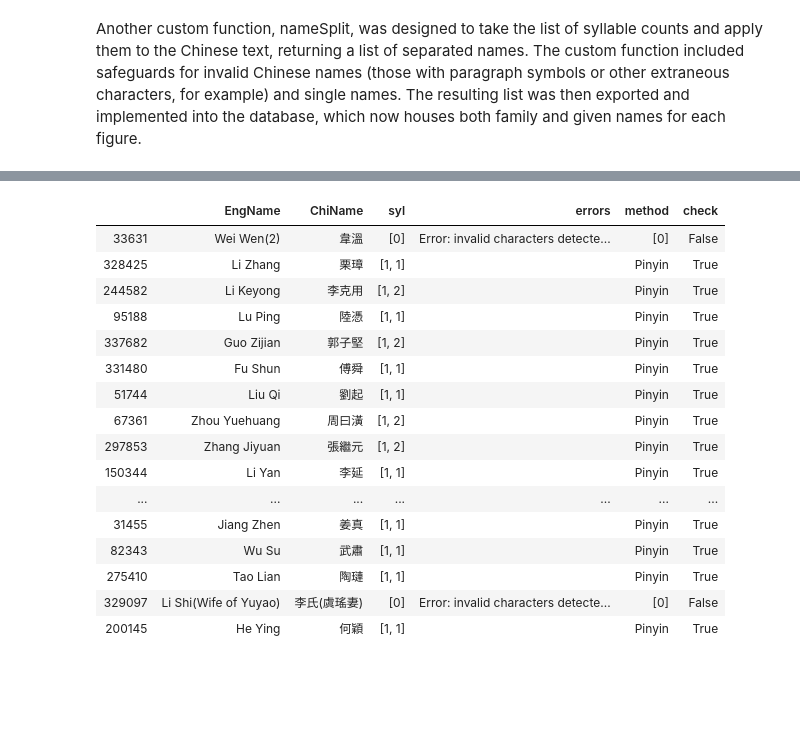
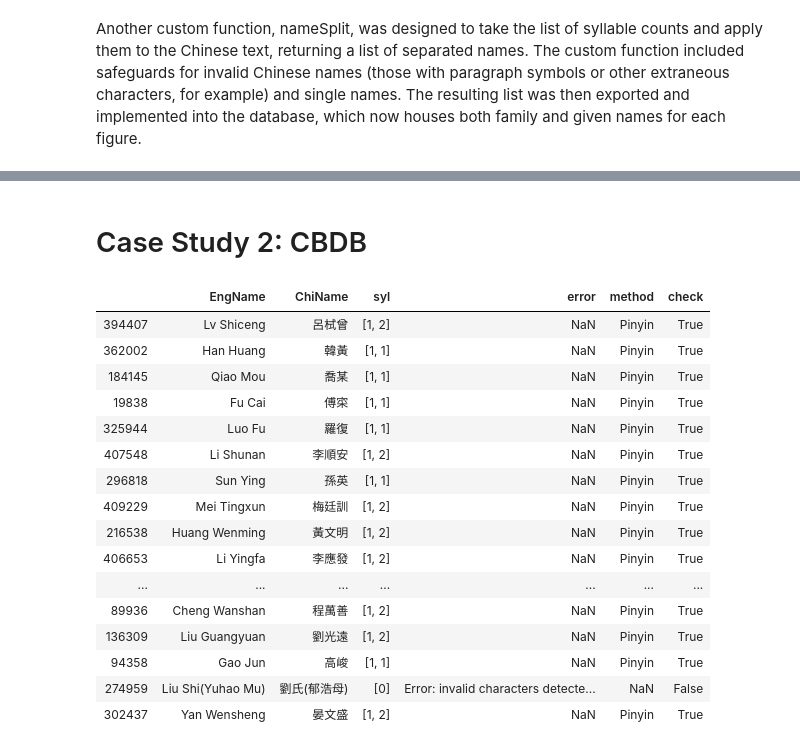
Before and after one commit to JHGFD82/ChineseSyllableCountGeneratorDraftNotes, a Jupyter notebook: Chinese Syllable Count Generator.ipynb, the cells around one changed output, grey strips where cells are left out. Saved outputs shown, nothing was run; the diff lists cells and outputs as text; code cells hidden in the pictures; blank space fills up the shorter version.

```diff
--- a/Chinese Syllable Count Generator.ipynb
+++ b/Chinese Syllable Count Generator.ipynb
@@ -682,43 +688,11 @@ display(names.sample(n=20))
+# %% [markdown]
+# Case Study 2: CBDB
 # %%
 import pandas as pd
 
 names = pd.read_csv('data/allCBDBnames.csv', index_col=0,
                     names=['EngName', 'ChiName'], header=0)
 
-names['ChiName'] = names['ChiName'].str.replace('\u3000', ' ').replace(' ', '')
+names['ChiName'] = names['ChiName'].str.replace('\u3000', ' ').replace('\s', '', regex=True)
 
-names['syl'] = names['EngName'].apply(sylCount)
-
-names['errors'] = names['EngName'].apply(sylCount, CBDB=True,
-                                         errorReport=True).fillna('')
-
-names['method'] = names['EngName'].apply(sylCount, method=True)
-
-
-def tryAdd(x):
-    try:
-        return sum(x)
-    except:
-        return
-
-
-names['check'] = names['ChiName'].str.len() == names['syl'].apply(tryAdd)
-display(names.sample(n=20))
+names['result'] = names['EngName'].apply(sylCount, CBDB=True, errorReport=True, method=True)
-# %% [output]
-|  | EngName | ChiName | syl | errors | method | check |
-| 33631 | Wei Wen(2) | 韋溫 | [0] | Error: invalid characters detecte... | [0] | False |
-| 328425 | Li Zhang | 栗璋 | [1, 1] |  | Pinyin | True |
-| 244582 | Li Keyong | 李克用 | [1, 2] |  | Pinyin | True |
-| 95188 | Lu Ping | 陸憑 | [1, 1] |  | Pinyin | True |
-| 337682 | Guo Zijian | 郭子堅 | [1, 2] |  | Pinyin | True |
-| 331480 | Fu Shun | 傅舜 | [1, 1] |  | Pinyin | True |
-| 51744 | Liu Qi | 劉起 | [1, 1] |  | Pinyin | True |
-| 67361 | Zhou Yuehuang | 周曰潢 | [1, 2] |  | Pinyin | True |
-| 297853 | Zhang Jiyuan | 張繼元 | [1, 2] |  | Pinyin | True |
-| 150344 | Li Yan | 李延 | [1, 1] |  | Pinyin | True |
-| ... | ... | ... | ... | ... | ... | ... |
-| 31455 | Jiang Zhen | 姜真 | [1, 1] |  | Pinyin | True |
-| 82343 | Wu Su | 武肅 | [1, 1] |  | Pinyin | True |
-| 275410 | Tao Lian | 陶璉 | [1, 1] |  | Pinyin | True |
-| 329097 | Li Shi(Wife of Yuyao) | 李氏(虞瑤妻) | [0] | Error: invalid characters detecte... | [0] | False |
-| 200145 | He Ying | 何穎 | [1, 1] |  | Pinyin | True |
@@ -727,3 +699,36 @@ names[~names.check][~names.errors.str.contains('\(')][~names.ChiName.str.contain
+# %%
+names[['syl','error','method']] = pd.DataFrame(names.result.values.tolist(),
+                                               index=names.index)
+del names['result']
+
+def tryAdd(x):
+    try:
+        return sum(x)
+    except:
+        return
+
+
+names['check'] = names['ChiName'].str.len() == names['syl'].apply(tryAdd)
+
+display(names.sample(n=20))
+# %% [output]
+|  | EngName | ChiName | syl | error | method | check |
+| 394407 | Lv Shiceng | 呂栻曾 | [1, 2] | NaN | Pinyin | True |
+| 362002 | Han Huang | 韓黃 | [1, 1] | NaN | Pinyin | True |
+| 184145 | Qiao Mou | 喬某 | [1, 1] | NaN | Pinyin | True |
+| 19838 | Fu Cai | 傅寀 | [1, 1] | NaN | Pinyin | True |
+| 325944 | Luo Fu | 羅復 | [1, 1] | NaN | Pinyin | True |
+| 407548 | Li Shunan | 李順安 | [1, 2] | NaN | Pinyin | True |
+| 296818 | Sun Ying | 孫英 | [1, 1] | NaN | Pinyin | True |
+| 409229 | Mei Tingxun | 梅廷訓 | [1, 2] | NaN | Pinyin | True |
+| 216538 | Huang Wenming | 黃文明 | [1, 2] | NaN | Pinyin | True |
+| 406653 | Li Yingfa | 李應發 | [1, 2] | NaN | Pinyin | True |
+| ... | ... | ... | ... | ... | ... | ... |
+| 89936 | Cheng Wanshan | 程萬善 | [1, 2] | NaN | Pinyin | True |
+| 136309 | Liu Guangyuan | 劉光遠 | [1, 2] | NaN | Pinyin | True |
+| 94358 | Gao Jun | 高峻 | [1, 1] | NaN | Pinyin | True |
+| 274959 | Liu Shi(Yuhao Mu) | 劉氏(郁浩母) | [0] | Error: invalid characters detecte... | NaN | False |
+| 302437 | Yan Wensheng | 晏文盛 | [1, 2] | NaN | Pinyin | True |
 # %%
 names.groupby('check').count()
 # %% [output]
```
Also changed, not shown: parts of 12 cells of this notebook.
